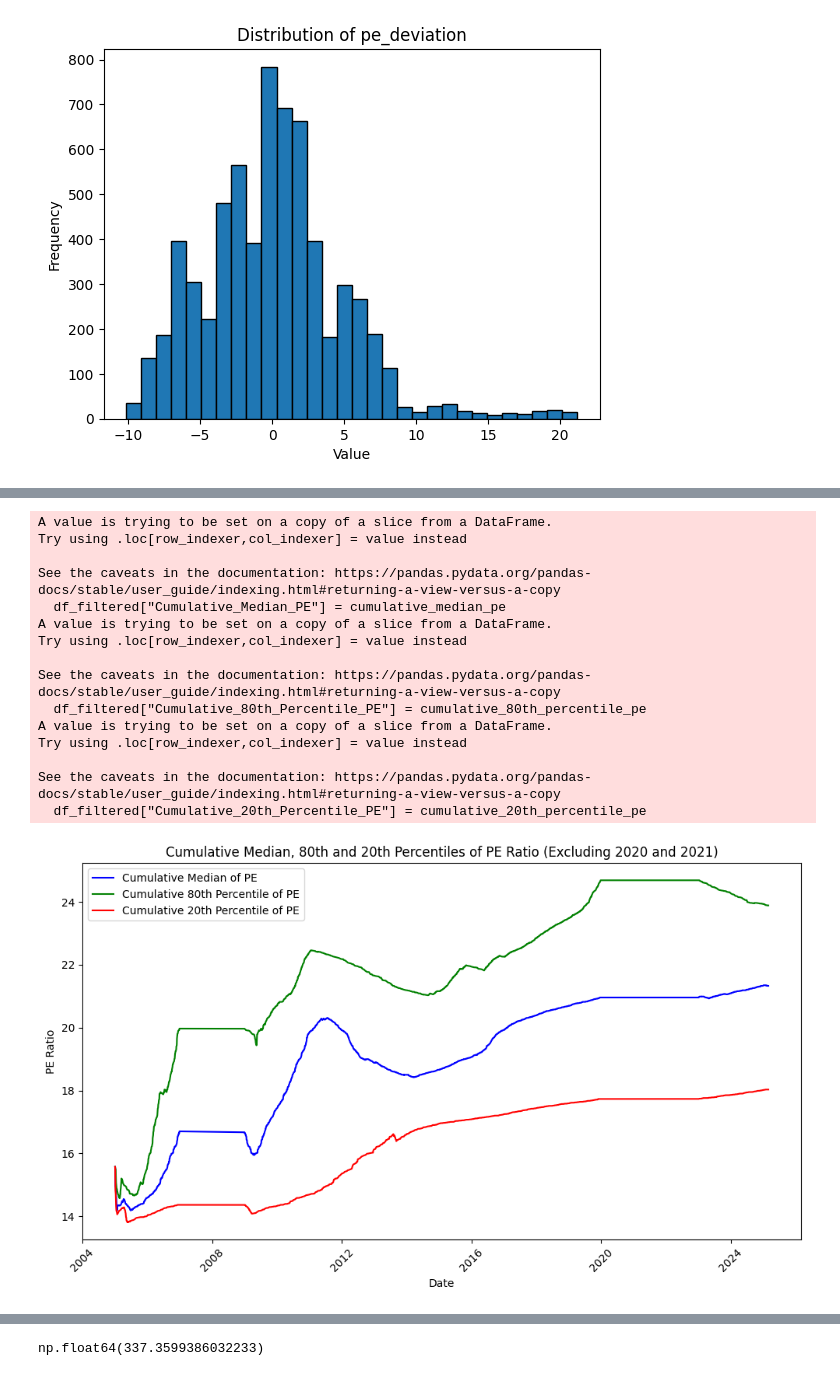
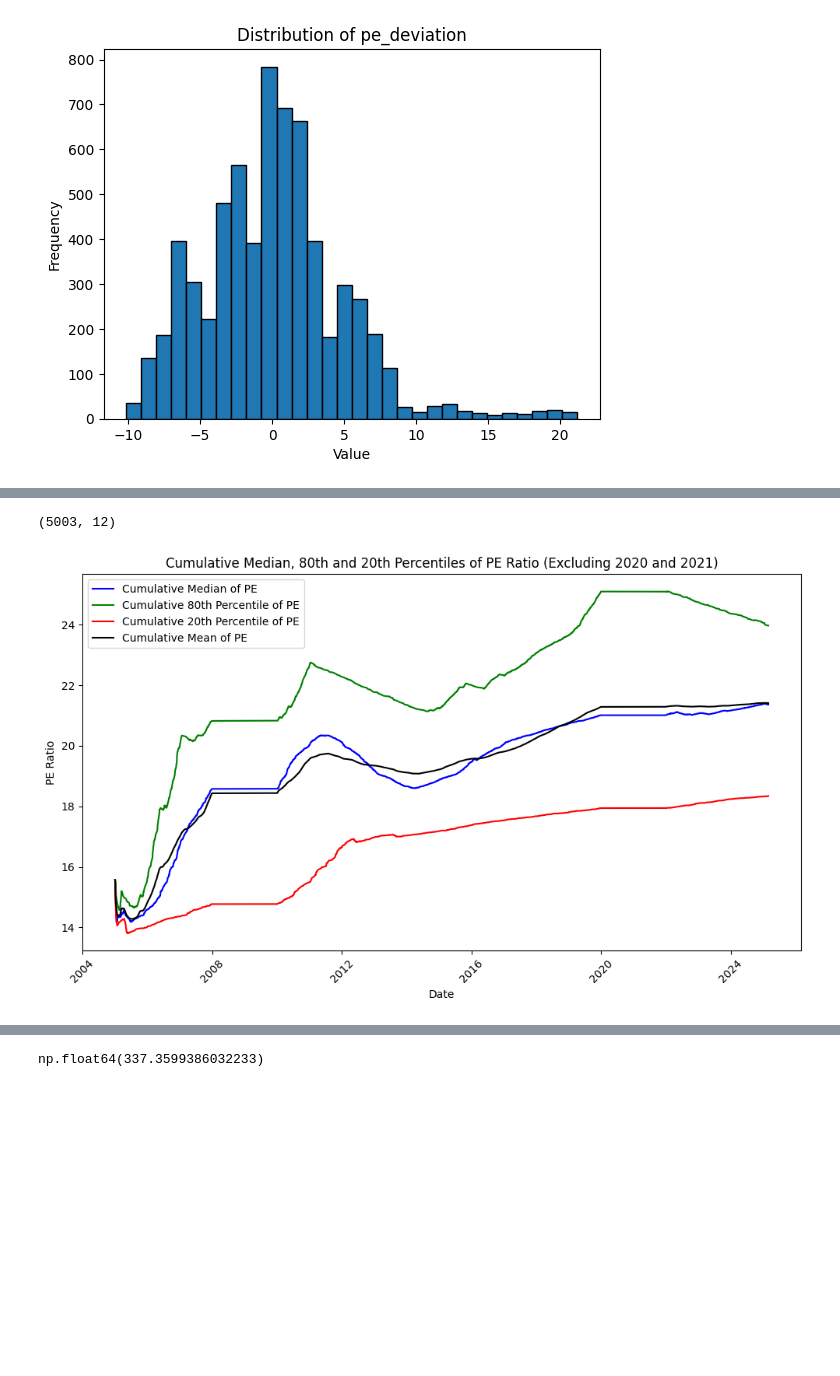
Before and after one commit to TheProfitPilgrim/mf_research_reports, a Jupyter notebook: reports/report_src/mf_index_analysis/N_50_rule_based_model.ipynb, the cells around one changed output, grey strips where cells are left out. Saved outputs shown, nothing was run; the diff lists cells and outputs as text; code cells hidden in the pictures; blank space fills up the shorter version.

```diff
--- a/reports/report_src/mf_index_analysis/N_50_rule_based_model.ipynb
+++ b/reports/report_src/mf_index_analysis/N_50_rule_based_model.ipynb
@@ -36,6 +36,7 @@ plt.show()
 [figure]
 # %%
 df_filtered = df[df["Date"].dt.year >= 2005]
+df_filtered = df_filtered.copy()
 # %%
 df_filtered["Cumulative_Median_PE"] = df_filtered["PE"].expanding(min_periods=1).median()
 df_filtered["Cumulative_Mean_PE"] = df_filtered["PE"].expanding(min_periods=1).mean()
@@ -102,65 +63,41 @@ df_filtered.count
+# %%
+print(df_filtered.shape)
+# %% [output]
+(5003, 12)
 # %%
-import numpy as np
-import pandas as pd
-import matplotlib.pyplot as plt
+df_filtered = df_filtered[~df_filtered["Date"].dt.year.isin([2008,2009,2020, 2021])]
 
-# Assuming df_filtered is already loaded with the necessary data
-# For this example, we will assume the Date column is in datetime format
-# If it's not already, you can convert it like this:
-# df_filtered["Date"] = pd.to_datetime(df_filtered["Date"])
-
-# Filter out rows where the year is 2020 or 2021
-df_filtered = df_filtered[~df_filtered["Date"].dt.year.isin([2007,2008,2020, 2021, 2022])]
-
-# Initialize lists to store cumulative values
 cumulative_median_pe = []
 cumulative_80th_percentile_pe = []
 cumulative_20th_percentile_pe = []
+cumulative_mean_pe = []
 
-# Loop through the DataFrame and calculate cumulative statistics
 for i in range(len(df_filtered)):
-    # Get the current subset of data up to the current row
     current_data = df_filtered["PE"][:i+1]
-
-    # Calculate the median, 80th percentile, and 20th percentile for the current subset
     cumulative_median_pe.append(np.median(current_data))
     cumulative_80th_percentile_pe.append(np.percentile(current_data, 80))
     cumulative_20th_percentile_pe.append(np.percentile(current_data, 20))
+    cumulative_mean_pe.append(np.mean(current_data))
 
-# Add the cumulative values as new columns to the DataFrame
 df_filtered["Cumulative_Median_PE"] = cumulative_median_pe
 df_filtered["Cumulative_80th_Percentile_PE"] = cumulative_80th_percentile_pe
 df_filtered["Cumulative_20th_Percentile_PE"] = cumulative_20th_percentile_pe
+df_filtered["Cumulative_Mean_PE"] = cumulative_mean_pe
 
-# Plotting the results
 plt.figure(figsize=(10, 6))
 
 plt.plot(df_filtered["Date"], df_filtered["Cumulative_Median_PE"], label="Cumulative Median of PE", color='blue')
 plt.plot(df_filtered["Date"], df_filtered["Cumulative_80th_Percentile_PE"], label="Cumulative 80th Percentile of PE", color='green')
 plt.plot(df_filtered["Date"], df_filtered["Cumulative_20th_Percentile_PE"], label="Cumulative 20th Percentile of PE", color='red')
+plt.plot(df_filtered["Date"], df_filtered["Cumulative_Mean_PE"], label="Cumulative Mean of PE", color='black')
 
 plt.title("Cumulative Median, 80th and 20th Percentiles of PE Ratio (Excluding 2020 and 2021)")
 plt.xlabel("Date")
 plt.ylabel("PE Ratio")
 plt.xticks(rotation=45)
 plt.tight_layout()
 
 plt.legend()
 plt.show()
 # %% [output]
-A value is trying to be set on a copy of a slice from a DataFrame.
-Try using .loc[row_indexer,col_indexer] = value instead
-
-See the caveats in the documentation: https://pandas.pydata.org/pandas-docs/stable/user_guide/indexing.html#returning-a-view-versus-a-copy
-  df_filtered["Cumulative_Median_PE"] = cumulative_median_pe
-A value is trying to be set on a copy of a slice from a DataFrame.
-Try using .loc[row_indexer,col_indexer] = value instead
-
-See the caveats in the documentation: https://pandas.pydata.org/pandas-docs/stable/user_guide/indexing.html#returning-a-view-versus-a-copy
-  df_filtered["Cumulative_80th_Percentile_PE"] = cumulative_80th_percentile_pe
-A value is trying to be set on a copy of a slice from a DataFrame.
-Try using .loc[row_indexer,col_indexer] = value instead
-
-See the caveats in the documentation: https://pandas.pydata.org/pandas-docs/stable/user_guide/indexing.html#returning-a-view-versus-a-copy
-  df_filtered["Cumulative_20th_Percentile_PE"] = cumulative_20th_percentile_pe
-[figure, old version]
+[figure, new version]
```
Also changed, not shown: parts of 5 cells of this notebook, 5 other files.
